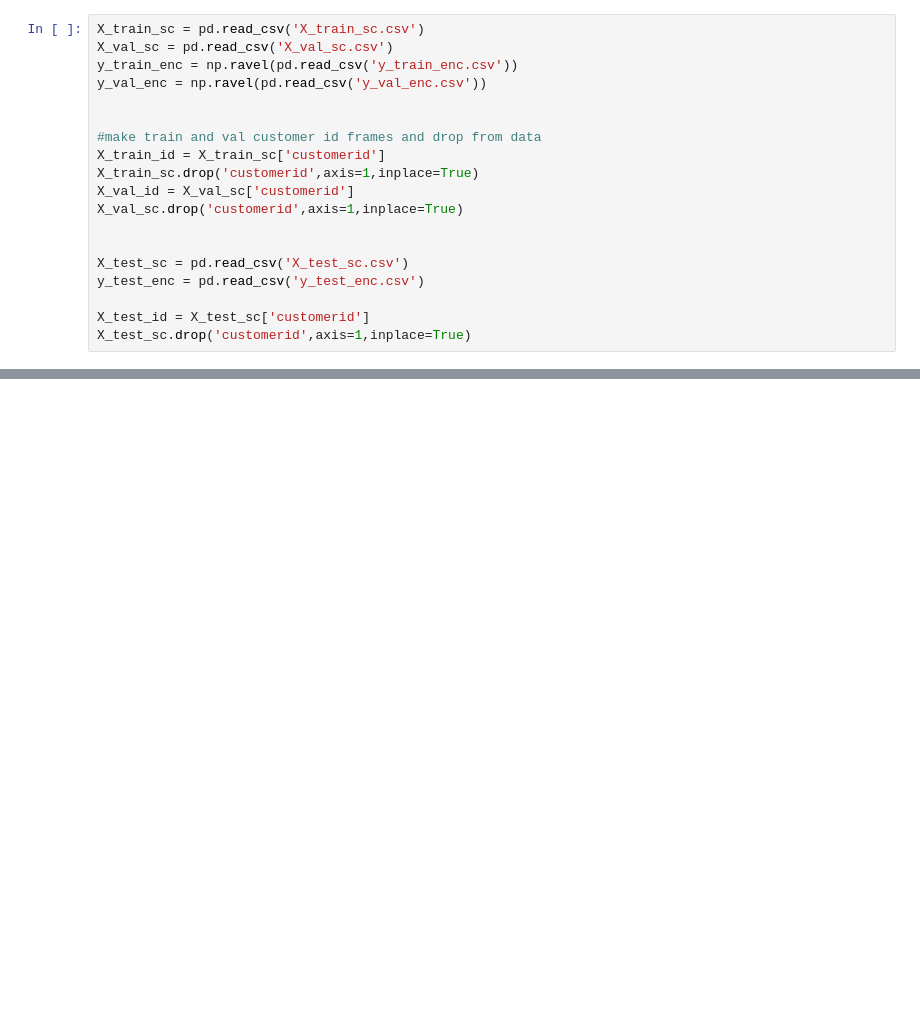
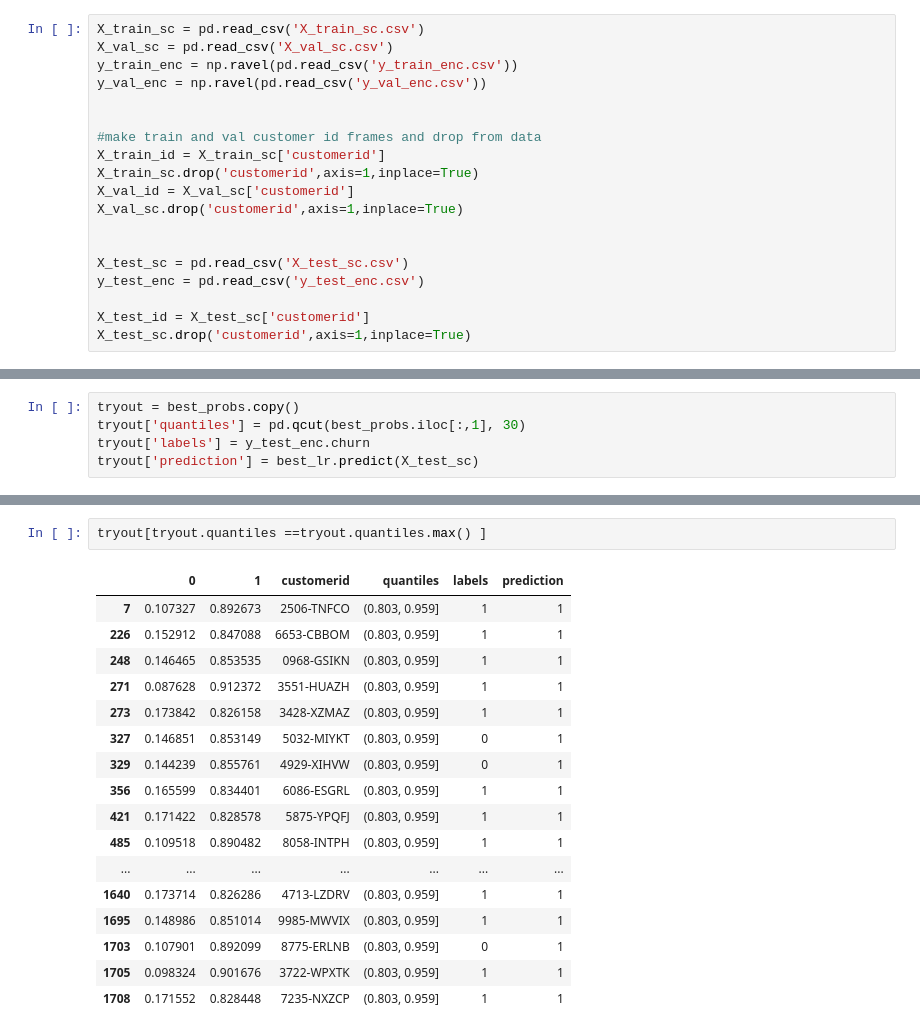
Before and after one commit to GriffinRiner/bsc-phase-three-project, a Jupyter notebook: notebooks/exploratory/Warren/probabilities testing.ipynb, the cells around one changed output, grey strips where cells are left out. Drawn from its saved outputs; the diff is of its cells as text; blank space fills up the shorter version.

```diff
--- a/notebooks/exploratory/Warren/probabilities testing.ipynb
+++ b/notebooks/exploratory/Warren/probabilities testing.ipynb
@@ -104,0 +62,5 @@ The 10 customers most likely to churn are:
+# %%
+tryout = best_probs.copy()
+tryout['quantiles'] = pd.qcut(best_probs.iloc[:,1], 30)
+tryout['labels'] = y_test_enc.churn
+tryout['prediction'] = best_lr.predict(X_test_sc)
@@ -104,0 +98,20 @@ The 10 customers most likely to churn are:
+# %%
+tryout[tryout.quantiles ==tryout.quantiles.max() ]
+# %% [output]
+|  | 0 | 1 | customerid | quantiles | labels | prediction |
+| 7 | 0.107327 | 0.892673 | 2506-TNFCO | (0.803, 0.959] | 1 | 1 |
+| 226 | 0.152912 | 0.847088 | 6653-CBBOM | (0.803, 0.959] | 1 | 1 |
+| 248 | 0.146465 | 0.853535 | 0968-GSIKN | (0.803, 0.959] | 1 | 1 |
+| 271 | 0.087628 | 0.912372 | 3551-HUAZH | (0.803, 0.959] | 1 | 1 |
+| 273 | 0.173842 | 0.826158 | 3428-XZMAZ | (0.803, 0.959] | 1 | 1 |
+| 327 | 0.146851 | 0.853149 | 5032-MIYKT | (0.803, 0.959] | 0 | 1 |
+| 329 | 0.144239 | 0.855761 | 4929-XIHVW | (0.803, 0.959] | 0 | 1 |
+| 356 | 0.165599 | 0.834401 | 6086-ESGRL | (0.803, 0.959] | 1 | 1 |
+| 421 | 0.171422 | 0.828578 | 5875-YPQFJ | (0.803, 0.959] | 1 | 1 |
+| 485 | 0.109518 | 0.890482 | 8058-INTPH | (0.803, 0.959] | 1 | 1 |
+| ... | ... | ... | ... | ... | ... | ... |
+| 1640 | 0.173714 | 0.826286 | 4713-LZDRV | (0.803, 0.959] | 1 | 1 |
+| 1695 | 0.148986 | 0.851014 | 9985-MWVIX | (0.803, 0.959] | 1 | 1 |
+| 1703 | 0.107901 | 0.892099 | 8775-ERLNB | (0.803, 0.959] | 0 | 1 |
+| 1705 | 0.098324 | 0.901676 | 3722-WPXTK | (0.803, 0.959] | 1 | 1 |
+| 1708 | 0.171552 | 0.828448 | 7235-NXZCP | (0.803, 0.959] | 1 | 1 |
```
Also changed, not shown: parts of 24 cells of this notebook, 12 other files.
